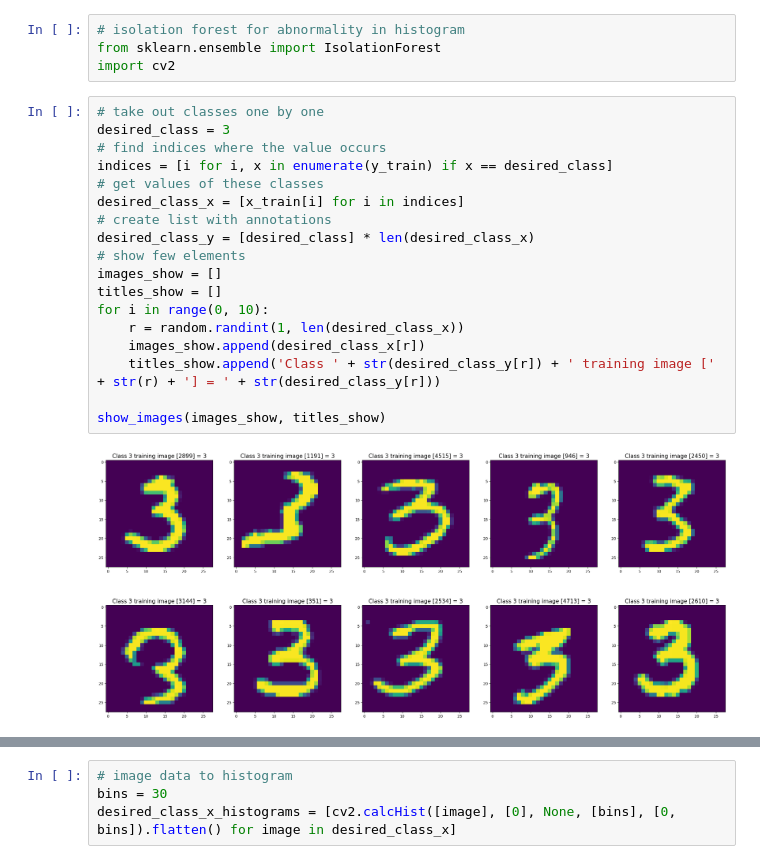
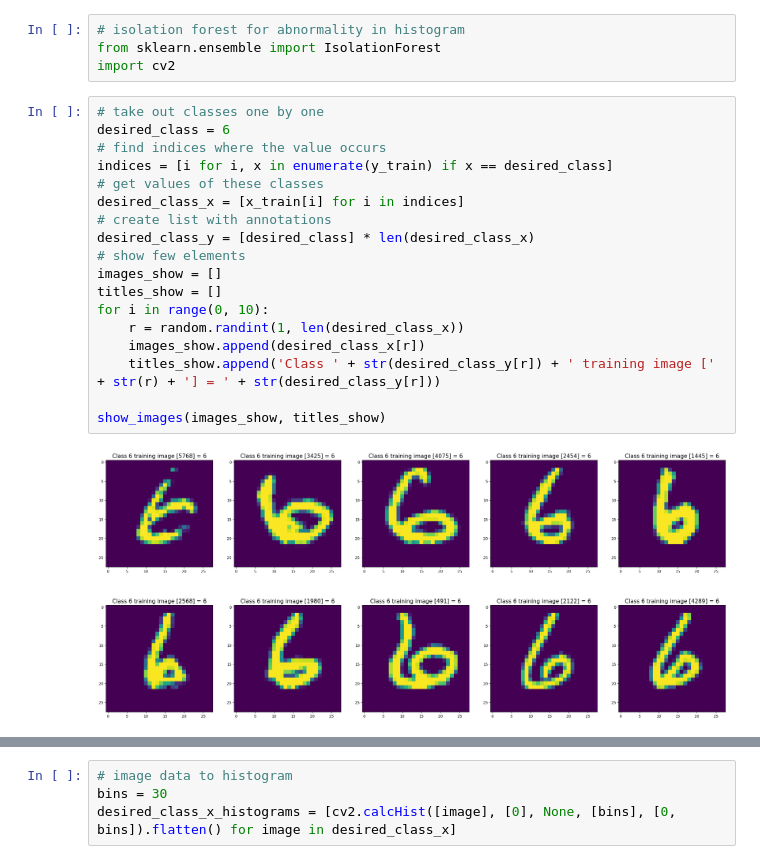
Before and after one commit to rytisss/StatisticalImageAnalysis, a Jupyter notebook: MNIST.ipynb, the cells around one changed output, grey strips where cells are left out. Drawn from its saved outputs; the diff is of its cells as text.

```diff
--- a/MNIST.ipynb
+++ b/MNIST.ipynb
@@ -150,24 +150,24 @@ from sklearn.ensemble import IsolationForest
 import cv2
 # %%
 # take out classes one by one
-desired_class = 3
+desired_class = 6
 # find indices where the value occurs
 indices = [i for i, x in enumerate(y_train) if x == desired_class]
 # get values of these classes
 desired_class_x = [x_train[i] for i in indices]
 # create list with annotations
 desired_class_y = [desired_class] * len(desired_class_x)
 # show few elements
 images_show = []
 titles_show = []
 for i in range(0, 10):
     r = random.randint(1, len(desired_class_x))
     images_show.append(desired_class_x[r])
     titles_show.append('Class ' + str(desired_class_y[r]) + ' training image [' + str(r) + '] = ' + str(desired_class_y[r]))
 
 show_images(images_show, titles_show)
 # %% [output]
-[figure, old version]
+[figure, new version]
 # %%
 # randomly select defined number of image and introduce noise in the digits
 noisy_image_count = 5
```
Also changed, not shown: parts of 6 cells of this notebook.
